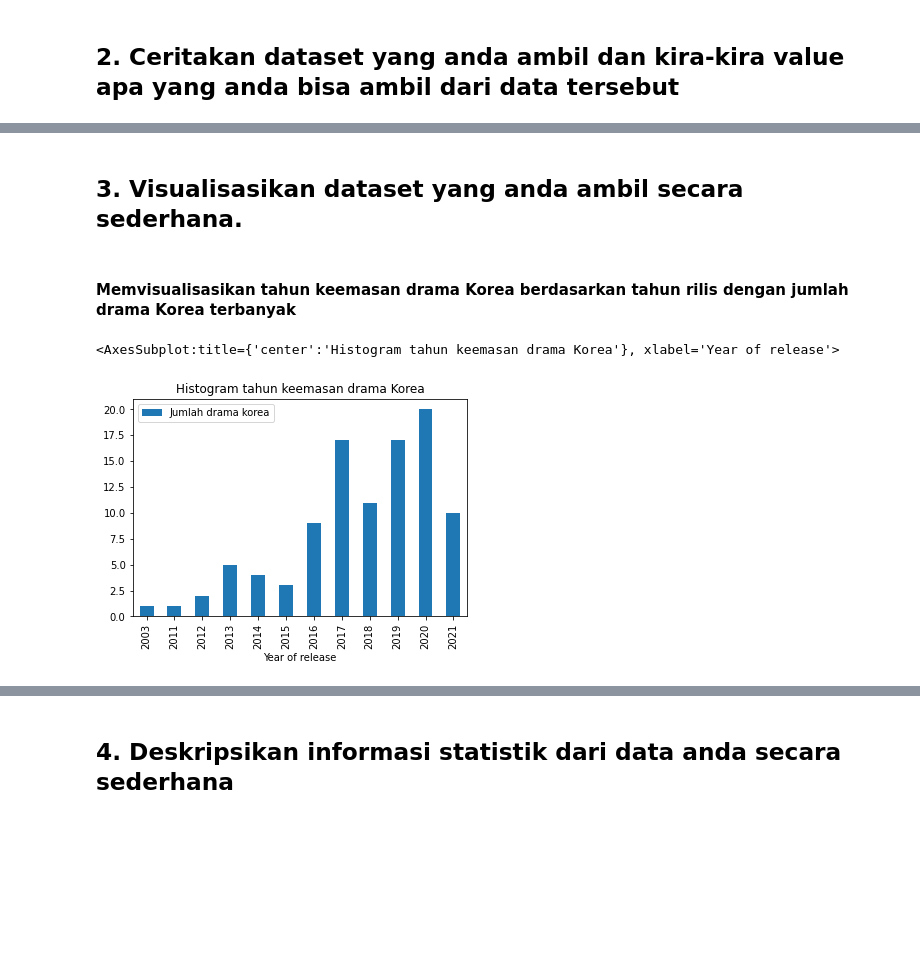
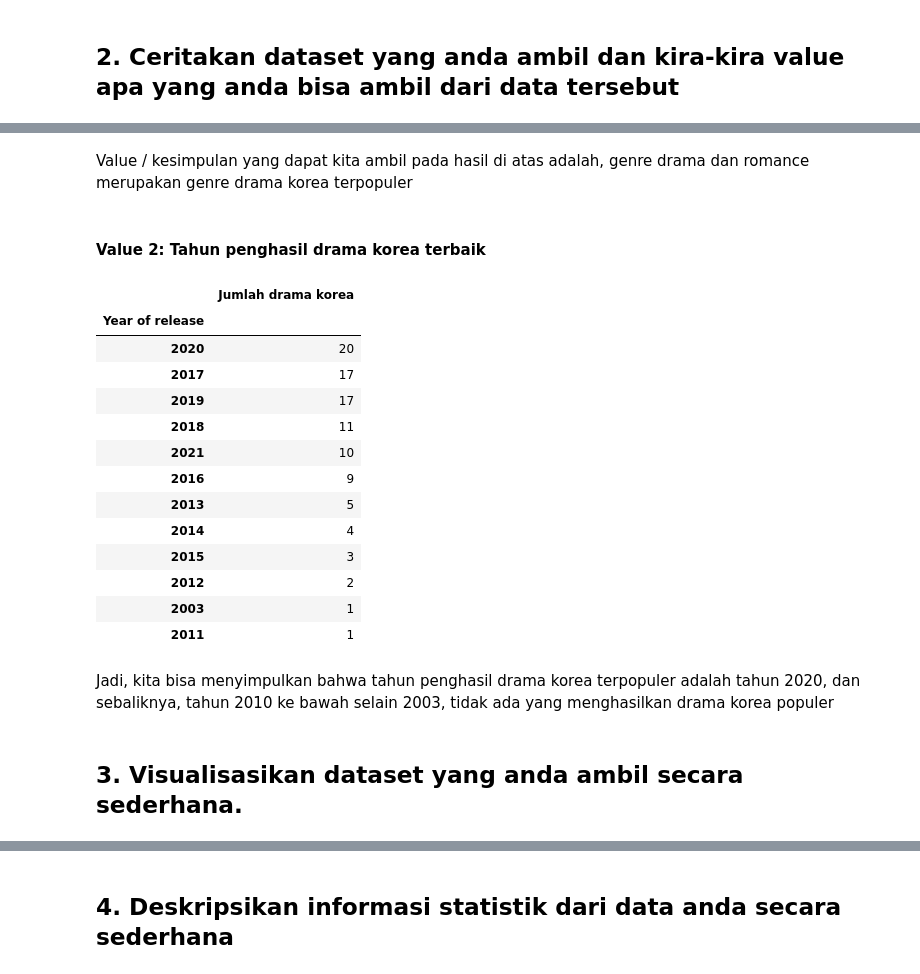
Before and after one commit to YusufSyam/Data-Mining, a Jupyter notebook: Tugas Kuliah/Tugas 1/Muh. Yusuf Syam-H071191044.ipynb, the cells around one changed output, grey strips where cells are left out. Drawn from its saved outputs; the diff is of its cells as text; code cells hidden in the pictures; blank space fills up the shorter version.

```diff
--- a/Tugas Kuliah/Tugas 1/Muh. Yusuf Syam-H071191044.ipynb
+++ b/Tugas Kuliah/Tugas 1/Muh. Yusuf Syam-H071191044.ipynb
@@ -55,24 +94,36 @@ data_drakor.iloc[[0]]
+# %% [markdown]
+Value / kesimpulan yang dapat kita ambil pada hasil di atas adalah, genre drama dan romance merupakan genre drama korea terpopuler
+# %% [markdown]
+#### Value 2: Tahun penghasil drama korea terbaik
+# %%
+# Membuat kolom tahun rilis sebagai baris/row
+data_drakor_by_year= data_drakor.groupby('Year of release').sum()
+
+# Mengaplikasikan fungsi yang mengembalikan jumlah drama korea per tahun, lalu mengubah tahun rilis menjadi index
+data_drakor_year_count= pd.DataFrame(data_drakor_by_year.index).applymap(lambda x: len(data_drakor[data_drakor['Year of release']==x])).set_index(data_drakor_by_year.index)
+
+# Mengubah nama kolom dari 'Year of release' menjadi 'Jumlah drama korea'
+data_drakor_year_count= data_drakor_year_count.rename(columns={'Year of release':'Jumlah drama korea'})
+
+# Menampilkan tahun terpopuler drama korea
+data_drakor_year_count.sort_values('Jumlah drama korea', ascending=False)
+# %% [output]
+|  | Jumlah drama korea |
+| Year of release |  |
+| 2020 | 20 |
+| 2017 | 17 |
+| 2019 | 17 |
+| 2018 | 11 |
+| 2021 | 10 |
+| 2016 | 9 |
+| 2013 | 5 |
+| 2014 | 4 |
+| 2015 | 3 |
+| 2012 | 2 |
+| 2003 | 1 |
+| 2011 | 1 |
+# %% [markdown]
+Jadi, kita bisa menyimpulkan bahwa tahun penghasil drama korea terpopuler adalah tahun 2020, dan sebaliknya, tahun 2010 ke bawah selain 2003, tidak ada yang menghasilkan drama korea populer
 # %% [markdown]
 ## 3. Visualisasikan dataset yang anda ambil secara sederhana.
-# %% [markdown]
-#### Memvisualisasikan tahun keemasan drama Korea berdasarkan tahun rilis dengan jumlah drama Korea terbanyak
-# %%
-# Membuat fungsi untuk menghitung jumlah drama korea populer setiap tahun
-def count_year(x):
-    return len(data_drakor[data_drakor['Year of release']==x])
-
-# Membuat kolom tahun rilis sebagai baris/row
-data_drakor_by_year= data_drakor.groupby('Year of release').sum()
-
-# Mengaplikasikan fungsi count_year() lalu mengubah tahun rilis menjadi index
-data_drakor_year_count= pd.DataFrame(data_drakor_by_year.index).applymap(count_year).set_index(data_drakor_by_year.index)
-
-# Mengubah nama kolom dari 'Year of release' menjadi 'Jumlah drama korea'
-data_drakor_year_count= data_drakor_year_count.rename(columns={'Year of release':'Jumlah drama korea'})
-
-# Visualisasi data dalam bentuk bar
-data_drakor_year_count.plot(kind='bar', title='Histogram tahun keemasan drama Korea')
-# %% [output]
-<AxesSubplot:title={'center':'Histogram tahun keemasan drama Korea'}, xlabel='Year of release'>
-[figure]
 # %% [markdown]
```
Also changed, not shown: parts of 10 cells of this notebook.
